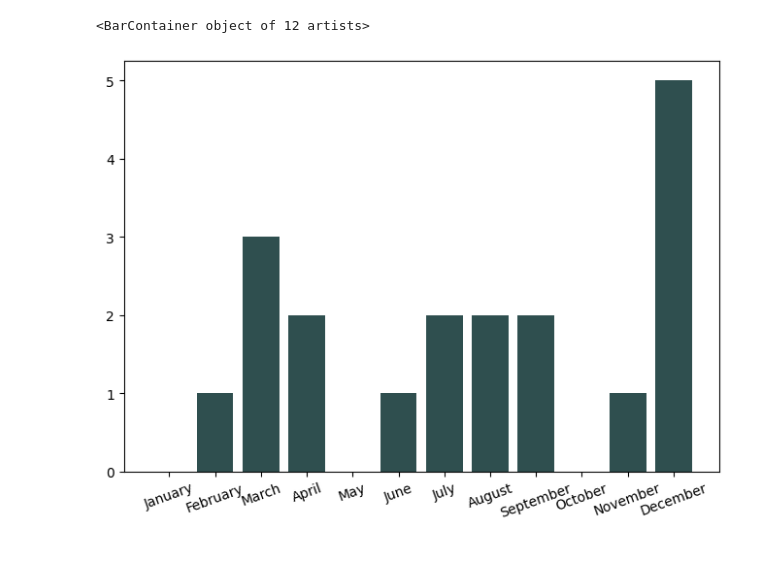
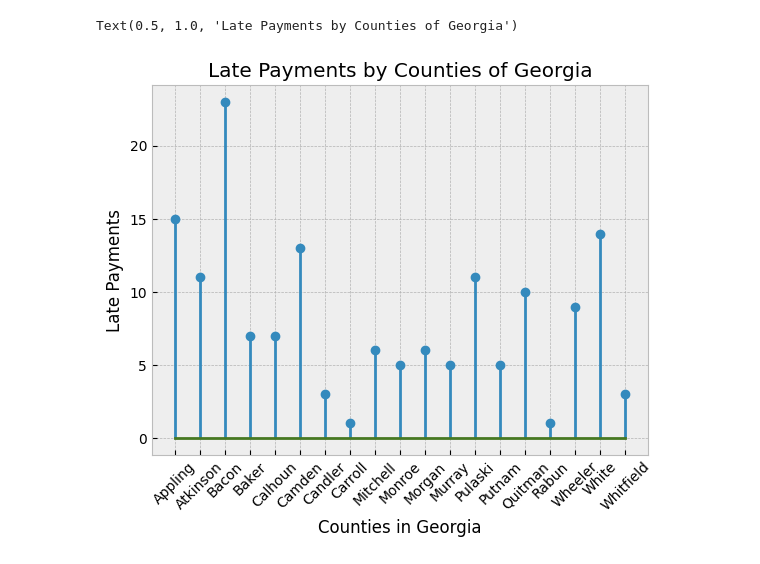
Before and after one commit to manu-raghuvanshi/SFR3-Case-Study, a Jupyter notebook: sfr3.ipynb, the cells around one changed output. Saved outputs shown, nothing was run; the diff lists cells and outputs as text; code cells hidden in the pictures.

```diff
--- a/sfr3.ipynb
+++ b/sfr3.ipynb
@@ -151,31 +354,19 @@ Text(0, 0.5, 'Late Payment Frequency')
-# %%
-lease_start_month = tenant_info_df.groupby(tenant_info_df["Lease_Start_Date"].dt.month).count()["UUID"].rename("Frequency of Start Month")
-month_map = {
-    1: "January",
-    2: "February",
-    3: "March",
-    4: "April",
-    5: "May",
-    6: "June",
-    7: "July",
-    8: "August",
-    9: "September",
-    10: "October",
-    11: "November",
-    12: "December",
-}
-
-lease_month_barchart ={
-}
-for init in month_map:
-    lease_month_barchart[month_map[init]] = 0
-
-for month, frequency in lease_start_month.items():
-    lease_month_barchart[month_map[month]] = frequency
-
-plt.figure(layout='constrained')
-plt.xticks(rotation=20)
-plt.bar(list(lease_month_barchart.keys()), height = list(lease_month_barchart.values()), color = "darkslategray")
-# %% [output]
-<BarContainer object of 12 artists>
-[figure, removed]
+# %%
+# Calculate Frequency of Late Payments by Counties in Georgia
+late_Payment_by_county = tenant_rent_df[tenant_rent_df["Late_Payment"]=="Y"].groupby(["Counties"])["Late_Payment"].count()
+county = []
+late_payment_freq = []
+for index, freq in late_Payment_by_county.items():
+    county.append(index)
+    late_payment_freq.append(freq)
+
+fig, ax = plt.subplots()
+plt.style.use("bmh")
+plt.stem(county, late_payment_freq)
+plt.xticks(rotation=45)
+plt.xlabel("Counties in Georgia")
+plt.ylabel("Late Payments")
+plt.title("Late Payments by Counties of Georgia")
+# %% [output]
+Text(0.5, 1.0, 'Late Payments by Counties of Georgia')
+[figure, added]
```
Also changed, not shown: parts of 23 cells of this notebook, 5 other files.
